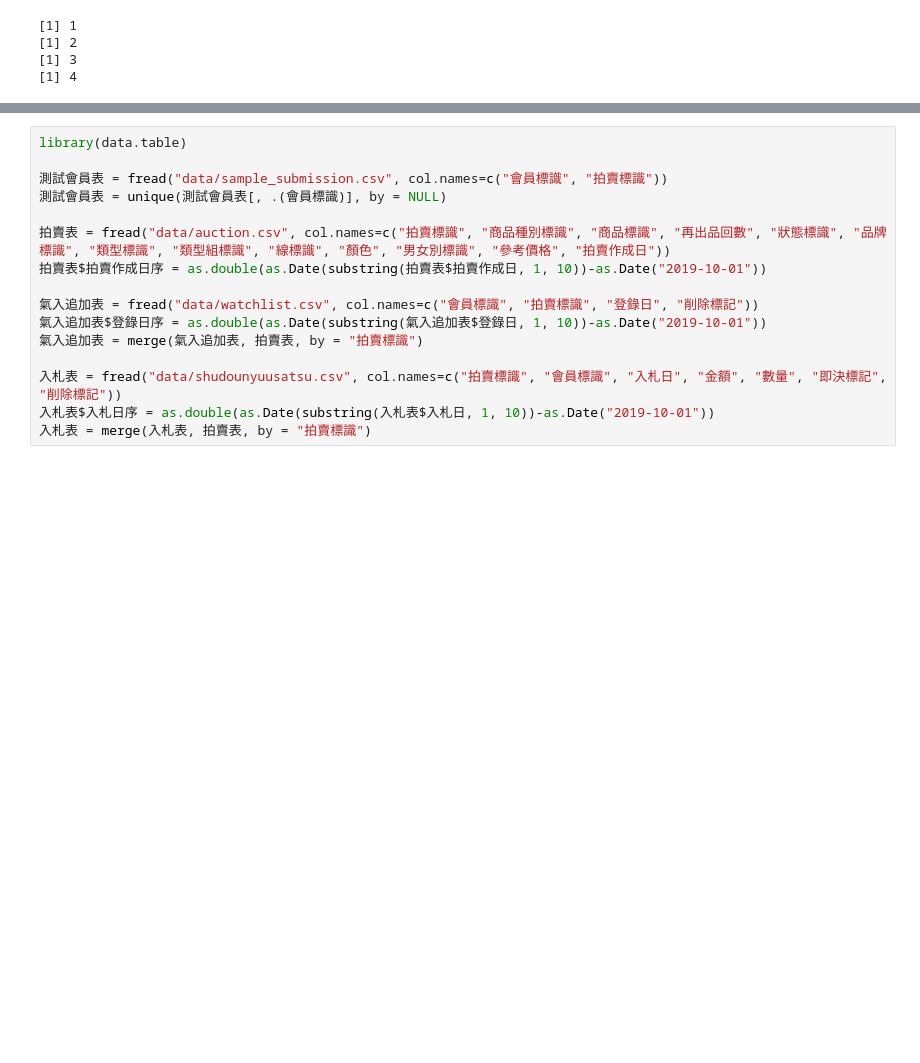
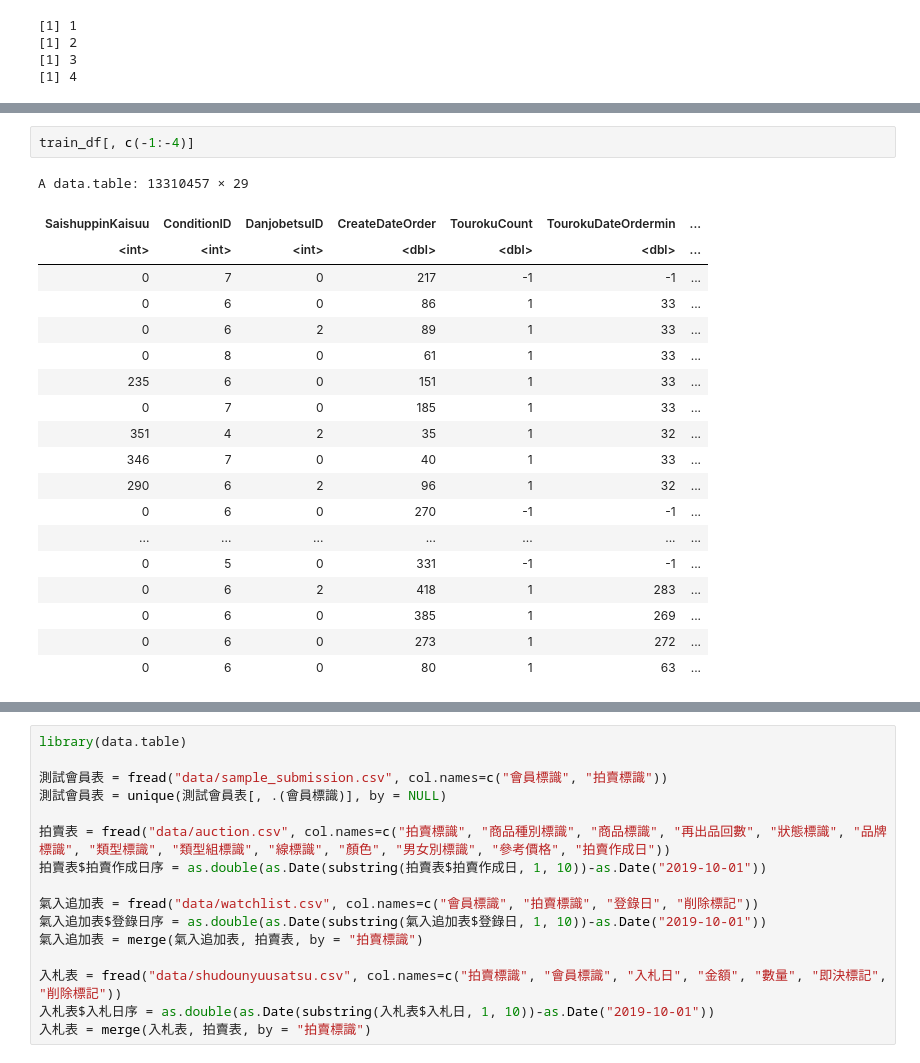
Before and after one commit to kyouyap/nishika_recommend, a Jupyter notebook: Untitled.ipynb, the cells around one changed output, grey strips where cells are left out. Cells and saved outputs as stored; diff of their text form; blank space fills up the shorter version.

```diff
--- a/Untitled.ipynb
+++ b/Untitled.ipynb
@@ -300,0 +287,22 @@ write.csv(pred[, .(KaiinID = KaiinID, AuctionID = AuctionID)], "result.csv", row
+# %%
+train_df[, c(-1:-4)]
+# %% [output]
+A data.table: 13310457 × 29
+| SaishuppinKaisuu | ConditionID | DanjobetsuID | CreateDateOrder | TourokuCount | TourokuDateOrdermin | ... |
+| <int> | <int> | <int> | <dbl> | <dbl> | <dbl> | ... |
+| 0 | 7 | 0 | 217 | -1 | -1 | ... |
+| 0 | 6 | 0 | 86 | 1 | 33 | ... |
+| 0 | 6 | 2 | 89 | 1 | 33 | ... |
+| 0 | 8 | 0 | 61 | 1 | 33 | ... |
+| 235 | 6 | 0 | 151 | 1 | 33 | ... |
+| 0 | 7 | 0 | 185 | 1 | 33 | ... |
+| 351 | 4 | 2 | 35 | 1 | 32 | ... |
+| 346 | 7 | 0 | 40 | 1 | 33 | ... |
+| 290 | 6 | 2 | 96 | 1 | 32 | ... |
+| 0 | 6 | 0 | 270 | -1 | -1 | ... |
+| ... | ... | ... | ... | ... | ... | ... |
+| 0 | 5 | 0 | 331 | -1 | -1 | ... |
+| 0 | 6 | 2 | 418 | 1 | 283 | ... |
+| 0 | 6 | 0 | 385 | 1 | 269 | ... |
+| 0 | 6 | 0 | 273 | 1 | 272 | ... |
+| 0 | 6 | 0 | 80 | 1 | 63 | ... |
```
Also changed, not shown: parts of 3 cells of this notebook, 2 other files.
